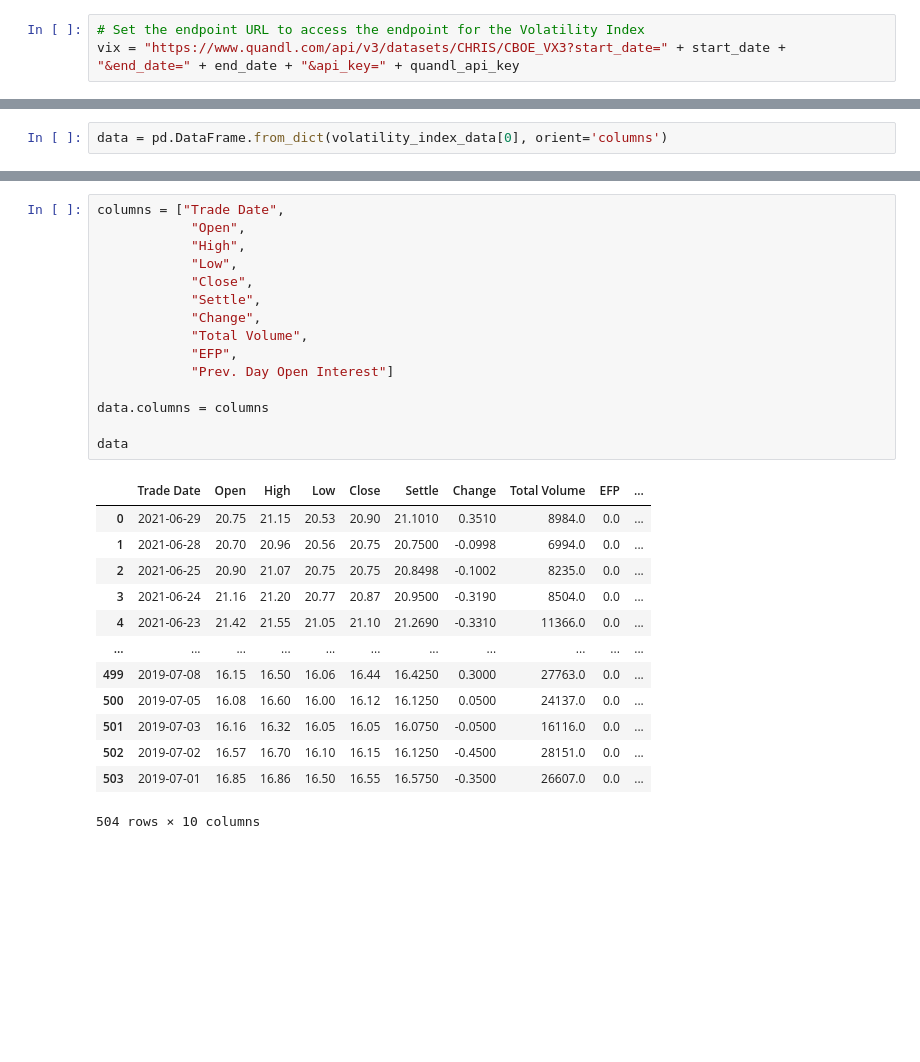
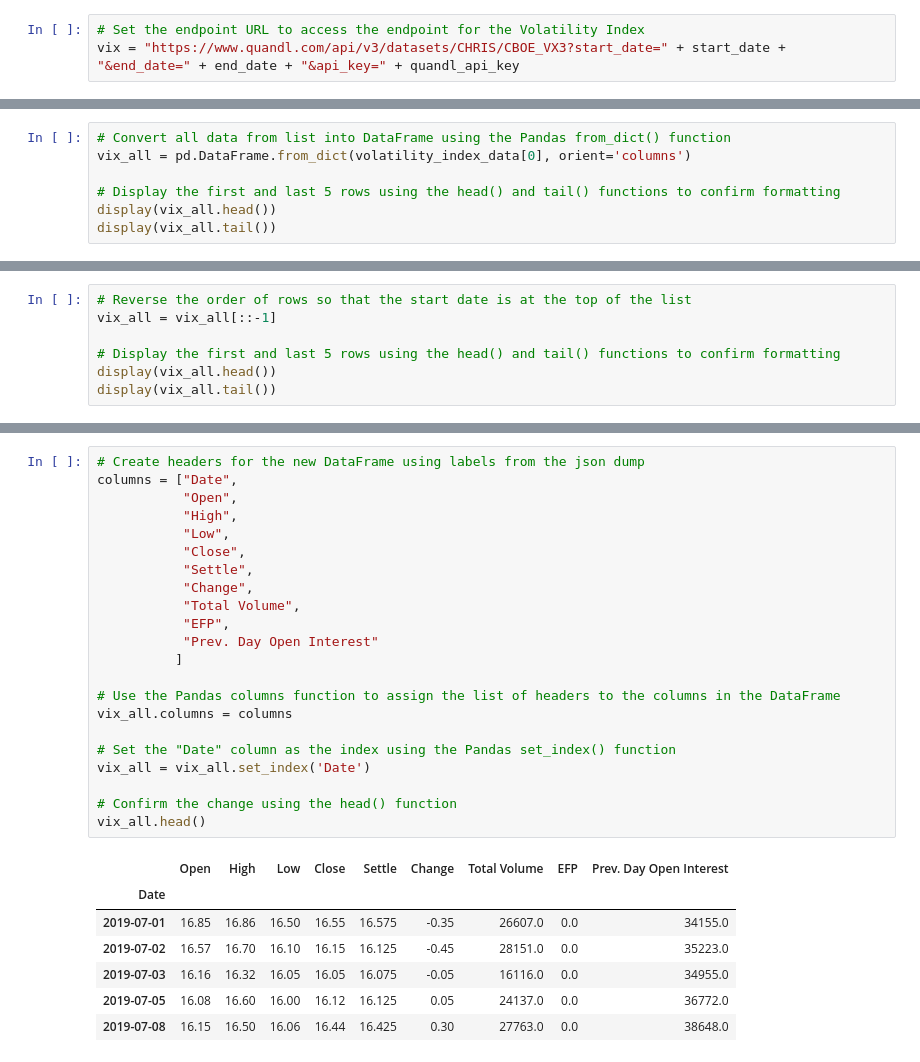
Before and after one commit to jpweldon/Cryptocurrency_Stock_Correlation, a Jupyter notebook: Resources/Volatility_Data.ipynb, the cells around one changed output, grey strips where cells are left out. Cells and saved outputs as stored; diff of their text form; blank space fills up the shorter version.

```diff
--- a/Resources/Volatility_Data.ipynb
+++ b/Resources/Volatility_Data.ipynb
@@ -49,2 +50,7 @@ volatility_index_data[0][0][0]
 # %%
-data = pd.DataFrame.from_dict(volatility_index_data[0], orient='columns')
+# Convert all data from list into DataFrame using the Pandas from_dict() function
+vix_all = pd.DataFrame.from_dict(volatility_index_data[0], orient='columns')
+
+# Display the first and last 5 rows using the head() and tail() functions to confirm formatting
+display(vix_all.head())
+display(vix_all.tail())
@@ -66,0 +70,7 @@ data
+# %%
+# Reverse the order of rows so that the start date is at the top of the list
+vix_all = vix_all[::-1]
+
+# Display the first and last 5 rows using the head() and tail() functions to confirm formatting
+display(vix_all.head())
+display(vix_all.tail())
@@ -67,29 +90,30 @@ data
 # %%
-columns = ["Trade Date",
-            "Open",
-            "High",
-            "Low",
-            "Close",
-            "Settle",
-            "Change",
-            "Total Volume",
-            "EFP",
-            "Prev. Day Open Interest"]
+# Create headers for the new DataFrame using labels from the json dump
+columns = ["Date",
+           "Open",
+           "High",
+           "Low",
+           "Close",
+           "Settle",
+           "Change",
+           "Total Volume",
+           "EFP",
+           "Prev. Day Open Interest"
+          ]
 
-data.columns = columns
+# Use the Pandas columns function to assign the list of headers to the columns in the DataFrame
+vix_all.columns = columns
 
-data
+# Set the "Date" column as the index using the Pandas set_index() function
+vix_all = vix_all.set_index('Date')
+
+# Confirm the change using the head() function
+vix_all.head()
 # %% [output]
-|  | Trade Date | Open | High | Low | Close | Settle | Change | Total Volume | EFP | ... |
-| 0 | 2021-06-29 | 20.75 | 21.15 | 20.53 | 20.90 | 21.1010 | 0.3510 | 8984.0 | 0.0 | ... |
-| 1 | 2021-06-28 | 20.70 | 20.96 | 20.56 | 20.75 | 20.7500 | -0.0998 | 6994.0 | 0.0 | ... |
-| 2 | 2021-06-25 | 20.90 | 21.07 | 20.75 | 20.75 | 20.8498 | -0.1002 | 8235.0 | 0.0 | ... |
-| 3 | 2021-06-24 | 21.16 | 21.20 | 20.77 | 20.87 | 20.9500 | -0.3190 | 8504.0 | 0.0 | ... |
-| 4 | 2021-06-23 | 21.42 | 21.55 | 21.05 | 21.10 | 21.2690 | -0.3310 | 11366.0 | 0.0 | ... |
-| ... | ... | ... | ... | ... | ... | ... | ... | ... | ... | ... |
-| 499 | 2019-07-08 | 16.15 | 16.50 | 16.06 | 16.44 | 16.4250 | 0.3000 | 27763.0 | 0.0 | ... |
-| 500 | 2019-07-05 | 16.08 | 16.60 | 16.00 | 16.12 | 16.1250 | 0.0500 | 24137.0 | 0.0 | ... |
-| 501 | 2019-07-03 | 16.16 | 16.32 | 16.05 | 16.05 | 16.0750 | -0.0500 | 16116.0 | 0.0 | ... |
-| 502 | 2019-07-02 | 16.57 | 16.70 | 16.10 | 16.15 | 16.1250 | -0.4500 | 28151.0 | 0.0 | ... |
-| 503 | 2019-07-01 | 16.85 | 16.86 | 16.50 | 16.55 | 16.5750 | -0.3500 | 26607.0 | 0.0 | ... |
+|  | Open | High | Low | Close | Settle | Change | Total Volume | EFP | Prev. Day Open Interest |
+| Date |  |  |  |  |  |  |  |  |  |
+| 2019-07-01 | 16.85 | 16.86 | 16.50 | 16.55 | 16.575 | -0.35 | 26607.0 | 0.0 | 34155.0 |
+| 2019-07-02 | 16.57 | 16.70 | 16.10 | 16.15 | 16.125 | -0.45 | 28151.0 | 0.0 | 35223.0 |
+| 2019-07-03 | 16.16 | 16.32 | 16.05 | 16.05 | 16.075 | -0.05 | 16116.0 | 0.0 | 34955.0 |
+| 2019-07-05 | 16.08 | 16.60 | 16.00 | 16.12 | 16.125 | 0.05 | 24137.0 | 0.0 | 36772.0 |
+| 2019-07-08 | 16.15 | 16.50 | 16.06 | 16.44 | 16.425 | 0.30 | 27763.0 | 0.0 | 38648.0 |
-504 rows × 10 columns
```
Also changed, not shown: parts of 11 cells of this notebook, 1 other file.
